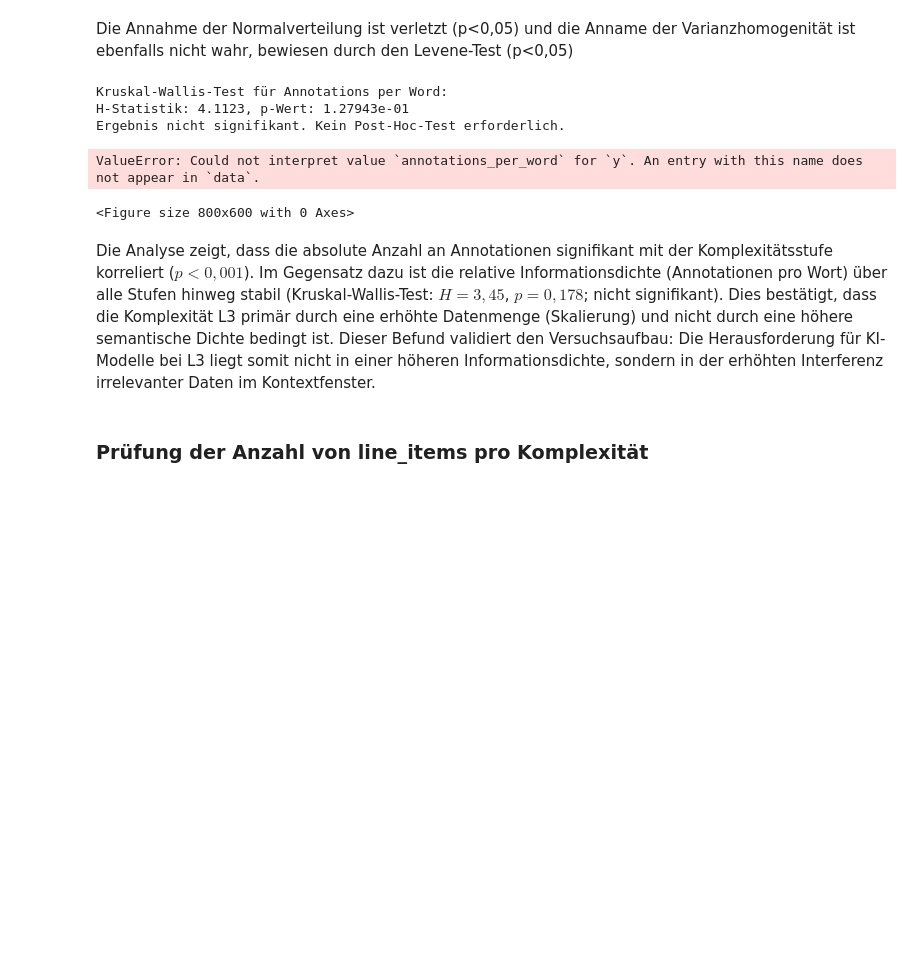
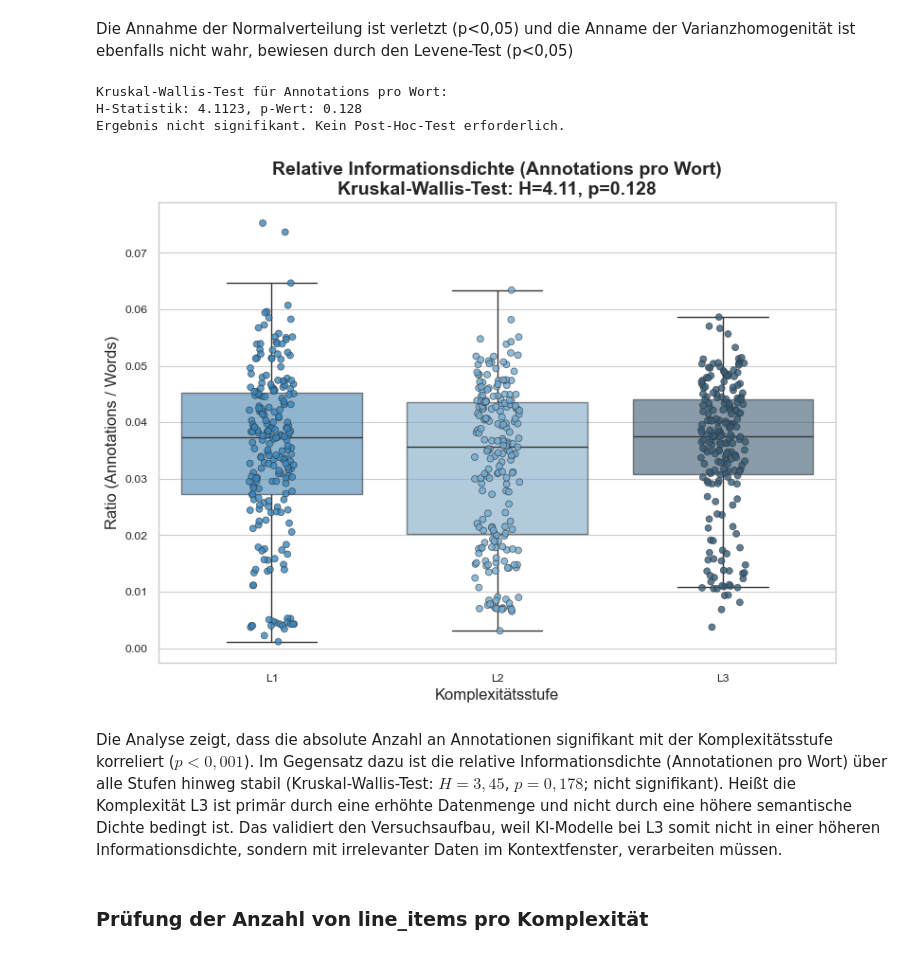
Before and after one commit to StefanEissler/doc-automation-architecture, a Jupyter notebook: notebooks/data_preperatio_A_internal.ipynb, the cells around one changed output. Saved outputs shown, nothing was run; the diff lists cells and outputs as text; code cells hidden in the pictures; blank space fills up the shorter version.

```diff
--- a/notebooks/data_preperatio_A_internal.ipynb
+++ b/notebooks/data_preperatio_A_internal.ipynb
@@ -684,18 +683,18 @@ Levene-Test: stat=1.0221, p=0.36500
 # %% [markdown]
 Die Annahme der Normalverteilung ist verletzt (p<0,05) und die Anname der Varianzhomogenität ist ebenfalls nicht wahr, bewiesen durch den Levene-Test (p<0,05)
 # %%
+import seaborn as sns
 from scipy import stats
 
 stat_kw, p_value_kw = stats.kruskal(l1_ratio, l2_ratio, l3_ratio)
 
-print(f"Kruskal-Wallis-Test für Annotations per Word:")
-print(f"H-Statistik: {stat_kw:.4f}, p-Wert: {p_value_kw:.5e}")
+print("Kruskal-Wallis-Test für Annotations pro Wort:")
+print(f"H-Statistik: {stat_kw:.4f}, p-Wert: {p_value_kw:.3f}")
 
-# 2. Post-Hoc-Test bei Signifikanz
+# Post-Hoc-Test bei Signifikanz
 if p_value_kw < 0.05:
     print("Ergebnis signifikant. Führe Dunn's Post-Hoc-Test durch...")
-    # Wir nutzen hier wieder den df_processed für den Post-Hoc Vergleich
-    posthoc = sp.posthoc_dunn(
+    posthoc = stats.posthoc_dunn(
         df_processed,
         val_col="annotations_per_word",
         group_col="complexity",
@@ -705,54 +704,59 @@ if p_value_kw < 0.05:
 else:
     print("Ergebnis nicht signifikant. Kein Post-Hoc-Test erforderlich.")
 
-# 3. Den Plot zeichnen
+# Plot
 plt.figure(figsize=(8, 6))
 
-# Boxplot (Hintergrund)
+df_processed["annotations_per_word"] = (
+    df_processed["annotation_count"]
+    .div(df_processed["word_count"].replace(0, np.nan))
+)
+
 sns.boxplot(
     data=df_processed,
     x="complexity",
     y="annotations_per_word",
     hue="complexity",
     palette=palette,
+    order=["L1", "L2", "L3"],
     legend=False,
     boxprops={"alpha": 0.6},
     showfliers=False,
 )
 
 # Stripplot (Punkte im Vordergrund)
 sns.stripplot(
     data=df_processed,
     x="complexity",
     y="annotations_per_word",
     hue="complexity",
     palette=palette,
     legend=False,
     jitter=True,
     alpha=0.8,
     size=5,
     linewidth=0.5,
     edgecolor="gray",
 )
 
 plt.title(
-    f"Relative Informationsdichte (Annotations pro Wort)\nKruskal-Wallis-Test: H={stat_kw:.4f}, p={p_value_kw:.5e}",
+    f"Relative Informationsdichte (Annotations pro Wort)\nKruskal-Wallis-Test: H={stat_kw:.2f}, p={p_value_kw:.3f}",
     fontsize=14,
     fontweight="bold",
 )
 plt.ylabel("Ratio (Annotations / Words)", fontsize=12)
 plt.xlabel("Komplexitätsstufe", fontsize=12)
 
 plt.tight_layout()
 plt.show()
 # %% [output]
-Kruskal-Wallis-Test für Annotations per Word:
-H-Statistik: 4.1123, p-Wert: 1.27943e-01
+Kruskal-Wallis-Test für Annotations pro Wort:
+H-Statistik: 4.1123, p-Wert: 0.128
 Ergebnis nicht signifikant. Kein Post-Hoc-Test erforderlich.
-ValueError: Could not interpret value `annotations_per_word` for `y`. An entry with this name does not appear in `data`.
-<Figure size 800x600 with 0 Axes>
+[figure, added]
 # %% [markdown]
-Die Analyse zeigt, dass die absolute Anzahl an Annotationen signifikant mit der Komplexitätsstufe korreliert ($p < 0,001$). Im Gegensatz dazu ist die relative Informationsdichte (Annotationen pro Wort) über alle Stufen hinweg stabil (Kruskal-Wallis-Test: $H=3,45$, $p=0,178$; nicht signifikant). Dies bestätigt, dass die Komplexität L3 primär durch eine erhöhte Datenmenge (Skalierung) und nicht durch eine höhere semantische Dichte bedingt ist. Dieser Befund validiert den Versuchsaufbau: Die Herausforderung für KI-Modelle bei L3 liegt somit nicht in einer höheren Informationsdichte, sondern in der erhöhten Interferenz irrelevanter Daten im Kontextfenster.
+Die Analyse zeigt, dass die absolute Anzahl an Annotationen signifikant mit der Komplexitätsstufe korreliert ($p < 0,001$). Im Gegensatz dazu ist die relative Informationsdichte (Annotationen pro Wort) über alle Stufen hinweg stabil (Kruskal-Wallis-Test: $H=3,45$, $p=0,178$; nicht signifikant).
+Heißt die Komplexität L3 ist primär durch eine erhöhte Datenmenge und nicht durch eine höhere semantische Dichte bedingt ist. Das validiert den Versuchsaufbau, weil KI-Modelle bei L3 somit nicht in einer höheren Informationsdichte, sondern mit irrelevanter Daten im Kontextfenster, verarbeiten müssen.
 # %% [markdown]
 ### Prüfung der Anzahl von line_items pro Komplexität
 # %%
```
Also changed, not shown: parts of 9 cells of this notebook, 5 other files.
